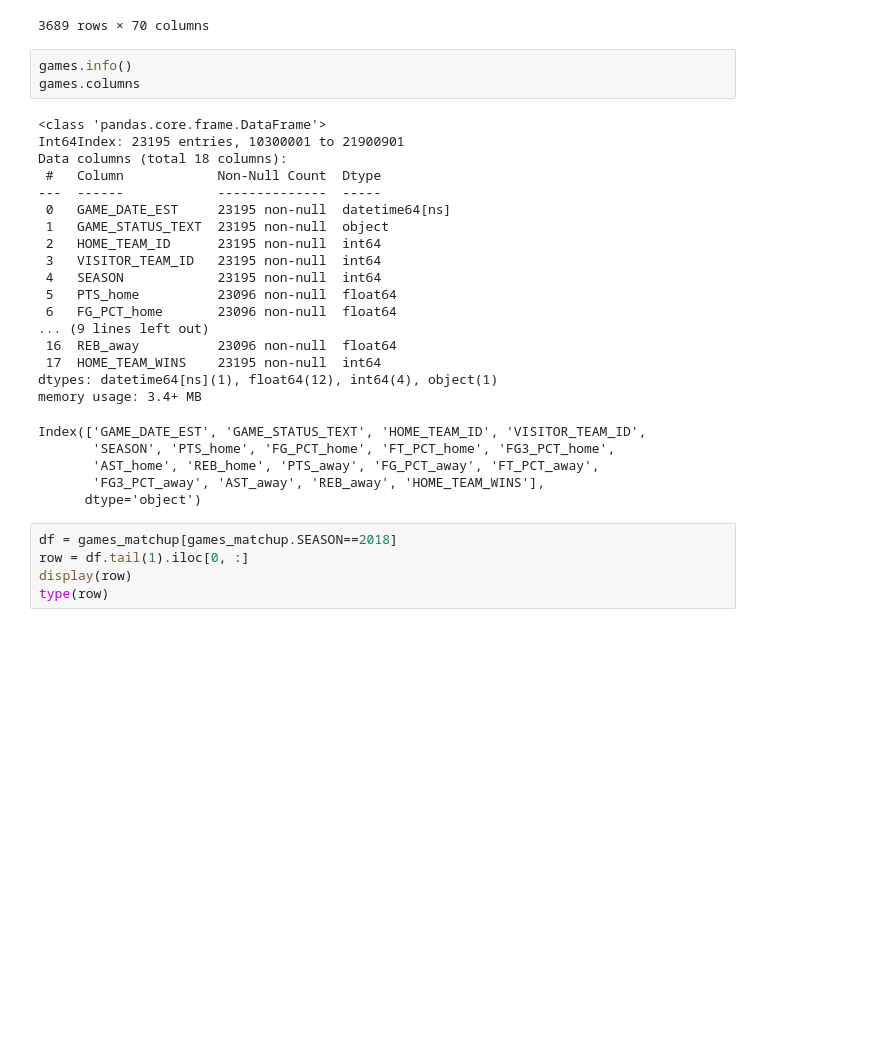
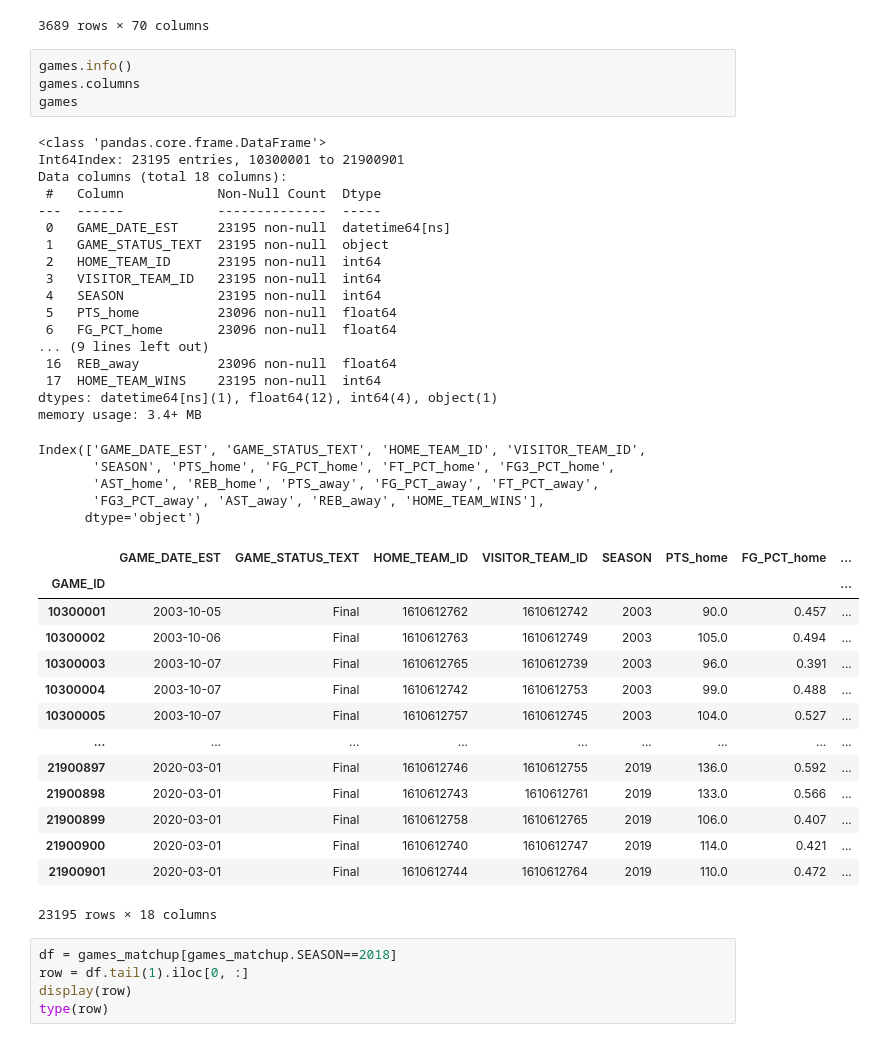
Before and after one commit to ncalderon/nba-predictor, a Jupyter notebook: nba-predictor-eda.ipynb, the cells around one changed output. Drawn from its saved outputs; the diff is of its cells as text; blank space fills up the shorter version.

```diff
--- a/nba-predictor-eda.ipynb
+++ b/nba-predictor-eda.ipynb
@@ -48,29 +48,44 @@ games_matchup.set_index(["GAME_ID"])
 # %%
 games.info()
 games.columns
+games
 # %% [output]
 <class 'pandas.core.frame.DataFrame'>
 Int64Index: 23195 entries, 10300001 to 21900901
 Data columns (total 18 columns):
  #   Column            Non-Null Count  Dtype
 ---  ------            --------------  -----
  0   GAME_DATE_EST     23195 non-null  datetime64[ns]
  1   GAME_STATUS_TEXT  23195 non-null  object
  2   HOME_TEAM_ID      23195 non-null  int64
  3   VISITOR_TEAM_ID   23195 non-null  int64
  4   SEASON            23195 non-null  int64
  5   PTS_home          23096 non-null  float64
  6   FG_PCT_home       23096 non-null  float64
 ... (9 lines left out)
  16  REB_away          23096 non-null  float64
  17  HOME_TEAM_WINS    23195 non-null  int64
 dtypes: datetime64[ns](1), float64(12), int64(4), object(1)
 memory usage: 3.4+ MB
 Index(['GAME_DATE_EST', 'GAME_STATUS_TEXT', 'HOME_TEAM_ID', 'VISITOR_TEAM_ID',
        'SEASON', 'PTS_home', 'FG_PCT_home', 'FT_PCT_home', 'FG3_PCT_home',
        'AST_home', 'REB_home', 'PTS_away', 'FG_PCT_away', 'FT_PCT_away',
        'FG3_PCT_away', 'AST_away', 'REB_away', 'HOME_TEAM_WINS'],
       dtype='object')
+|  | GAME_DATE_EST | GAME_STATUS_TEXT | HOME_TEAM_ID | VISITOR_TEAM_ID | SEASON | PTS_home | FG_PCT_home | ... |
+| GAME_ID |  |  |  |  |  |  |  | ... |
+| 10300001 | 2003-10-05 | Final | 1610612762 | 1610612742 | 2003 | 90.0 | 0.457 | ... |
+| 10300002 | 2003-10-06 | Final | 1610612763 | 1610612749 | 2003 | 105.0 | 0.494 | ... |
+| 10300003 | 2003-10-07 | Final | 1610612765 | 1610612739 | 2003 | 96.0 | 0.391 | ... |
+| 10300004 | 2003-10-07 | Final | 1610612742 | 1610612753 | 2003 | 99.0 | 0.488 | ... |
+| 10300005 | 2003-10-07 | Final | 1610612757 | 1610612745 | 2003 | 104.0 | 0.527 | ... |
+| ... | ... | ... | ... | ... | ... | ... | ... | ... |
+| 21900897 | 2020-03-01 | Final | 1610612746 | 1610612755 | 2019 | 136.0 | 0.592 | ... |
+| 21900898 | 2020-03-01 | Final | 1610612743 | 1610612761 | 2019 | 133.0 | 0.566 | ... |
+| 21900899 | 2020-03-01 | Final | 1610612758 | 1610612765 | 2019 | 106.0 | 0.407 | ... |
+| 21900900 | 2020-03-01 | Final | 1610612740 | 1610612747 | 2019 | 114.0 | 0.421 | ... |
+| 21900901 | 2020-03-01 | Final | 1610612744 | 1610612764 | 2019 | 110.0 | 0.472 | ... |
+23195 rows × 18 columns
 # %%
 df = games_matchup[games_matchup.SEASON==2018]
 row = df.tail(1).iloc[0, :]
```
Also changed, not shown: parts of 2 cells of this notebook, 2 other files.
